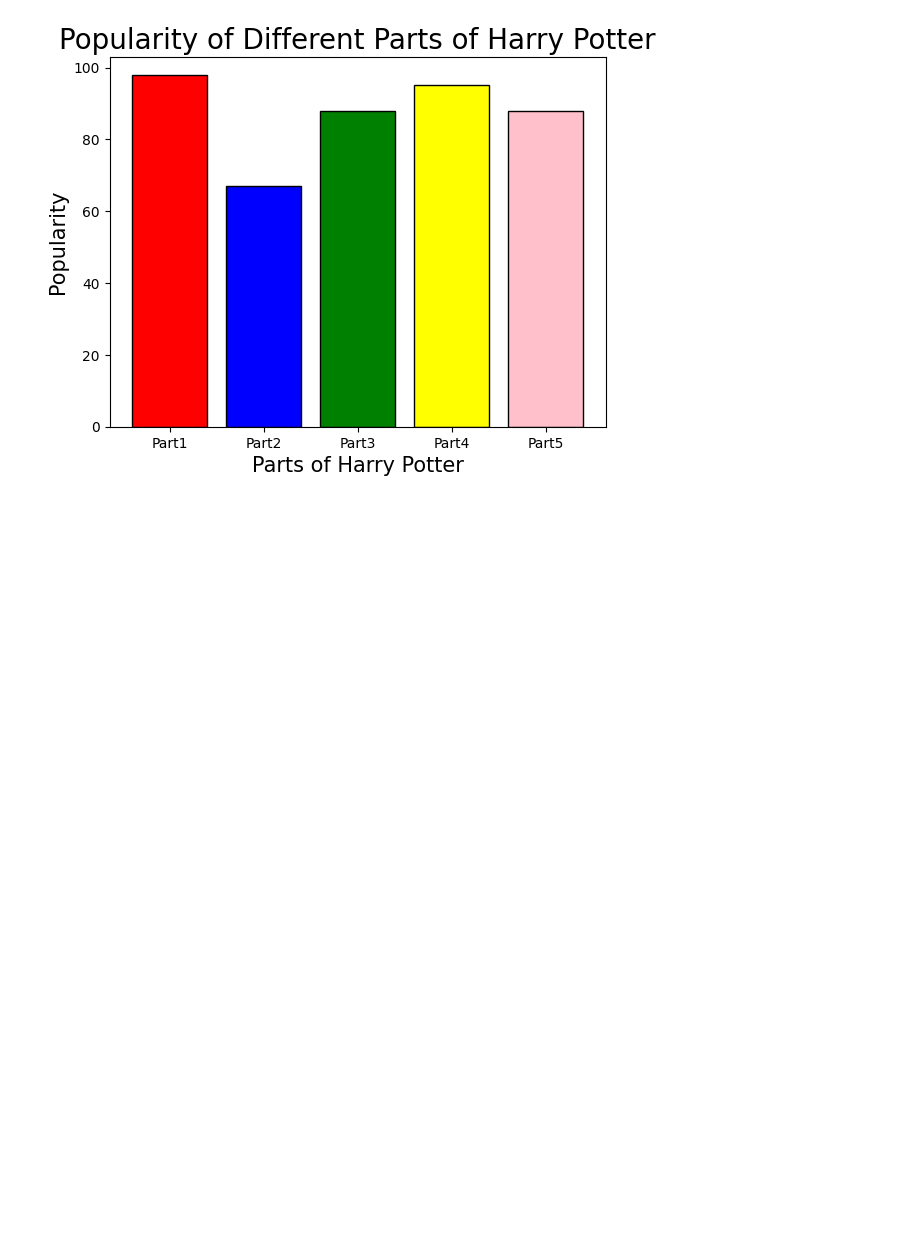
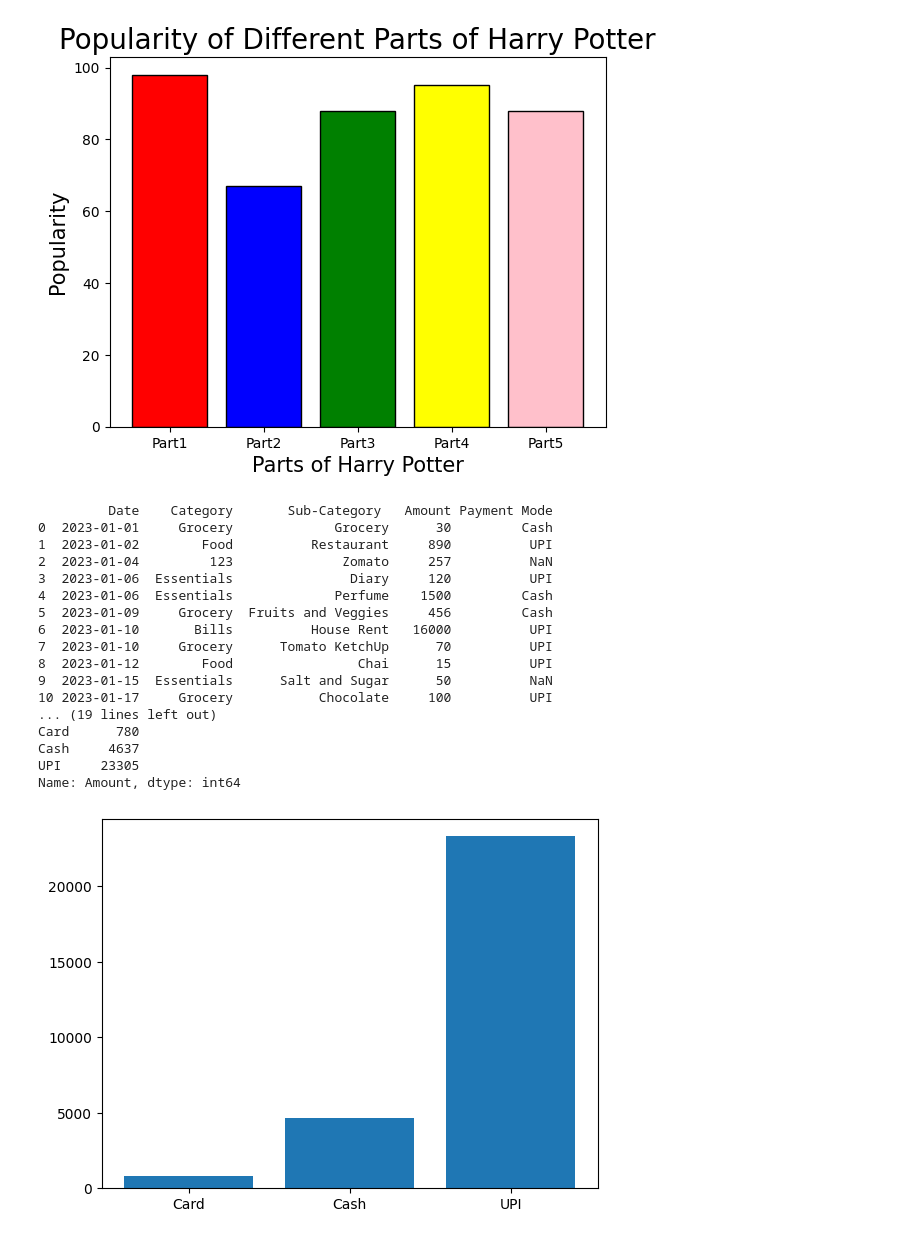
Before and after one commit to GulamAnsari12/Full-Python, a Jupyter notebook: Matplotlib.ipynb, the cells around one changed output. Drawn from its saved outputs; the diff is of its cells as text; code cells hidden in the pictures; blank space fills up the shorter version.

```diff
--- a/Matplotlib.ipynb
+++ b/Matplotlib.ipynb
@@ -15,3 +17,31 @@ plt.title("Popularity of Different Parts of Harry Potter", fontsize = 20 )
 plt.show()
 # %% [output]
 [figure]
+# %%
+data = pd.read_excel("C:/Users/IRSHAD ANSARI/Downloads/expense3.xlsx")
+
+df = pd.DataFrame(data)
+print(df)
+grouped_by = df.groupby("Payment Mode")["Amount"].sum()
+print(grouped_by)
+plt.bar(grouped_by.index,grouped_by.values)
+plt.show()
+# %% [output]
+         Date    Category       Sub-Category   Amount Payment Mode
+0  2023-01-01     Grocery             Grocery      30         Cash
+1  2023-01-02        Food          Restaurant     890          UPI
+2  2023-01-04         123              Zomato     257          NaN
+3  2023-01-06  Essentials               Diary     120          UPI
+4  2023-01-06  Essentials             Perfume    1500         Cash
+5  2023-01-09     Grocery  Fruits and Veggies     456         Cash
+6  2023-01-10       Bills          House Rent   16000          UPI
+7  2023-01-10     Grocery      Tomato KetchUp      70          UPI
+8  2023-01-12        Food                Chai      15          UPI
+9  2023-01-15  Essentials      Salt and Sugar      50          NaN
+10 2023-01-17     Grocery           Chocolate     100          UPI
+... (19 lines left out)
+Card      780
+Cash     4637
+UPI     23305
+Name: Amount, dtype: int64
+[figure, added]
```
Also changed, not shown: parts of 43 cells of this notebook, 4 other files.
